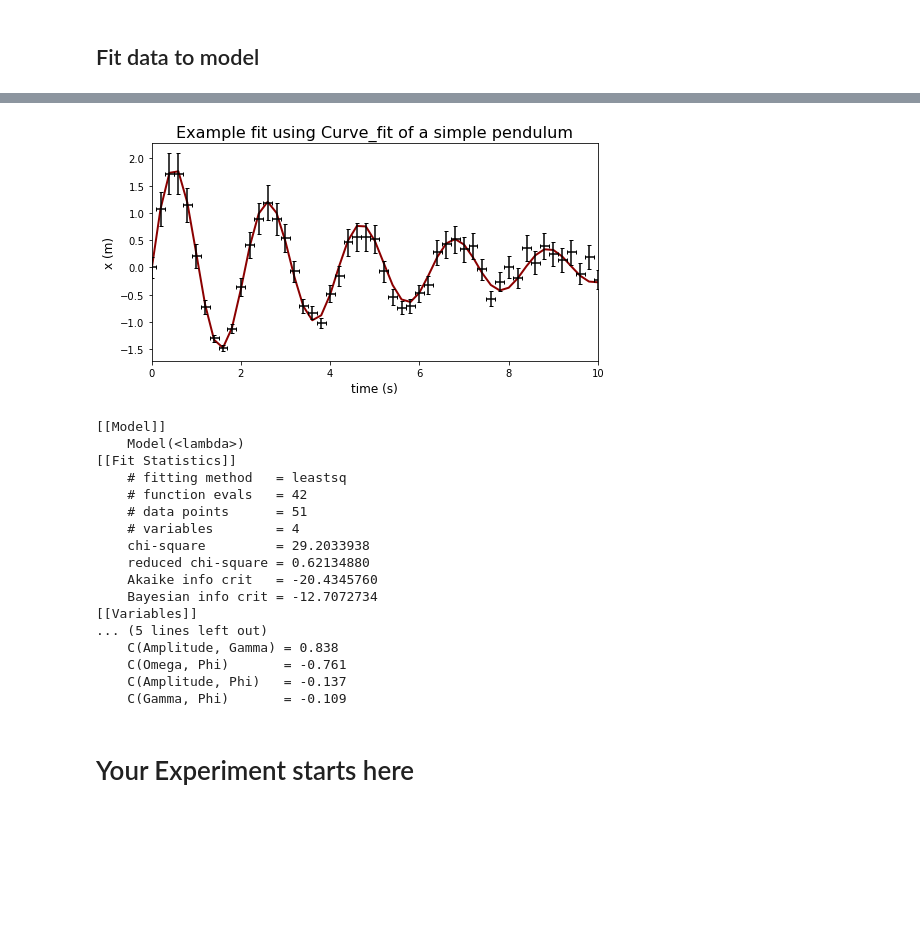
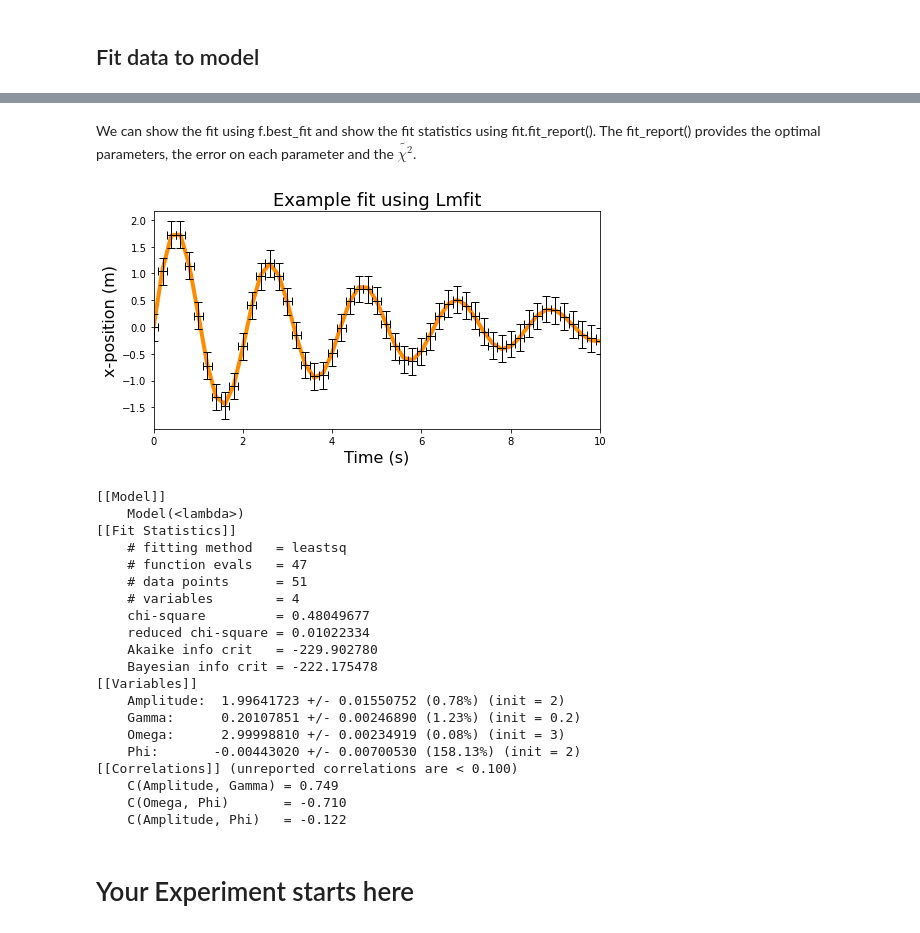
Before and after one commit to JBusink/Curve-Fit, a Jupyter notebook: curve_fit_CI.ipynb, the cells around one changed output, grey strips where cells are left out. Saved outputs shown, nothing was run; the diff lists cells and outputs as text; code cells hidden in the pictures; blank space fills up the shorter version.

```diff
--- a/curve_fit_CI.ipynb
+++ b/curve_fit_CI.ipynb
@@ -54,7 +69,7 @@ Note that I define my dataset as x-and y-coordinates, but for a physical pendulu
 # %%
 np.random.seed(2) #initialize random number generator seed.
 
-x = np.arange(0,10.2,0.2) # x-axis data, an array ('list') from [0,0.2...9.8, 10].
-y = 2*np.exp(-0.2*x)*np.sin(3*x) + 0.05*x*np.random.uniform(-1,1,len(x)) # y-axis data.
-xerr = 0.1 # constant error in time.
-yerr = 0.1*y +0.2 # The error in x-position.
+t = np.arange(0,10.2,0.2) # t-axis data, an array ('list') from [0,0.2...9.8, 10].
+x = 2*np.exp(-0.2*t)*np.sin(3*t) + 0.2*np.sqrt(t)*np.random.uniform(-1,1,len(t)) # x-axis data.
+terr = 0.1 # constant error in time.
+xerr = 0*t +0.2 # The error in x-position, please note that the shape of xerr must be of the same size as x (by 0*t I enforce this)
@@ -294,40 +364,46 @@ params = model.make_params(Amplitude=2, Gamma=0.2, Omega=3,Phi=2)
 params['Amplitude'].min = 0
 
 #Fit data using model.fit
-fit = model.fit(y, t=x, params=params,weights = 1/yerr)
+fit = model.fit(x, t=t, params=params,weights = 1/xerr)
+# %% [markdown]
+We can show the fit using f.best_fit and show the fit statistics using fit.fit_report().
+The fit_report() provides the optimal parameters, the error on each parameter and the $\tilde{\chi^2}$.
 # %%
 fig,axes=plt.subplots(1,1,figsize=(8,4),sharex=True,sharey=True)
-axes.errorbar(x,y,xerr=xerr,yerr=yerr,fmt='none',ecolor='black',capsize=2) #fmt, ecolor and capsize can be personalized.
-axes.plot(x, fit.best_fit, color='darkred',lw=2,zorder =1)#plot fit
+axes.plot(t, fit.best_fit, color='darkorange',lw=4,zorder =1)#plot fit
+axes.errorbar(t,x,xerr=terr,yerr=xerr,fmt='none',ecolor='black',capsize=4,elinewidth=1)
 
 #plot axis labels and limits
-axes.set_title('Example fit using Curve_fit of a simple pendulum',fontsize=16)
-axes.set_xlabel('time (s)',fontsize=12)
-axes.set_ylabel('x (m)',fontsize=12)
+axes.set_title('Example fit using Lmfit',fontsize=18)
+axes.set_xlabel('Time (s)',fontsize=16)
+axes.set_ylabel('x-position (m)',fontsize=16)
 axes.set_xlim(0,10)
 plt.show()
 
 #print fit report
 print(fit.fit_report())
 # %% [output]
-[figure, old version]
+[figure, new version]
 [[Model]]
     Model(<lambda>)
 [[Fit Statistics]]
     # fitting method   = leastsq
-    # function evals   = 42
+    # function evals   = 47
     # data points      = 51
     # variables        = 4
-    chi-square         = 29.2033938
-    reduced chi-square = 0.62134880
-    Akaike info crit   = -20.4345760
-    Bayesian info crit = -12.7072734
+    chi-square         = 0.48049677
+    reduced chi-square = 0.01022334
+    Akaike info crit   = -229.902780
+    Bayesian info crit = -222.175478
 [[Variables]]
-... (5 lines left out)
-    C(Amplitude, Gamma) = 0.838
-    C(Omega, Phi)       = -0.761
-    C(Amplitude, Phi)   = -0.137
-    C(Gamma, Phi)       = -0.109
+    Amplitude:  1.99641723 +/- 0.01550752 (0.78%) (init = 2)
+    Gamma:      0.20107851 +/- 0.00246890 (1.23%) (init = 0.2)
+    Omega:      2.99998810 +/- 0.00234919 (0.08%) (init = 3)
+    Phi:       -0.00443020 +/- 0.00700530 (158.13%) (init = 2)
+[[Correlations]] (unreported correlations are < 0.100)
+    C(Amplitude, Gamma) = 0.749
+    C(Omega, Phi)       = -0.710
+    C(Amplitude, Phi)   = -0.122
 # %% [markdown]
 # Your Experiment starts here
 # %% [markdown]
```
Also changed, not shown: parts of 23 cells of this notebook, 1 other file.
